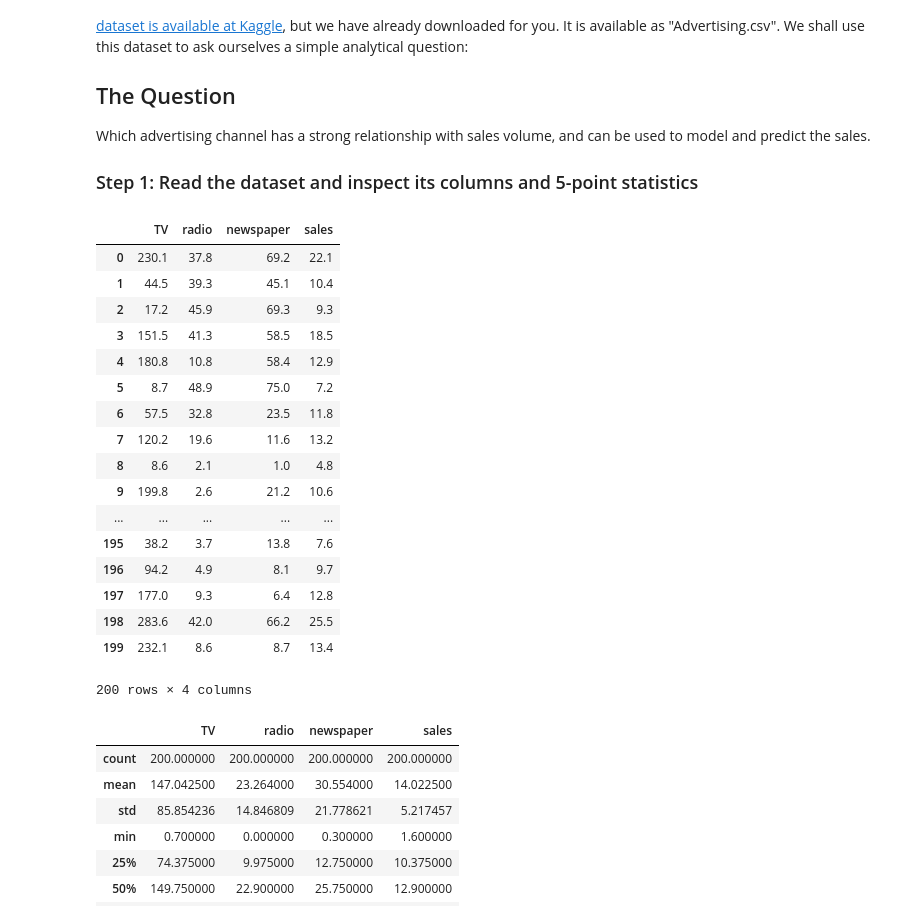
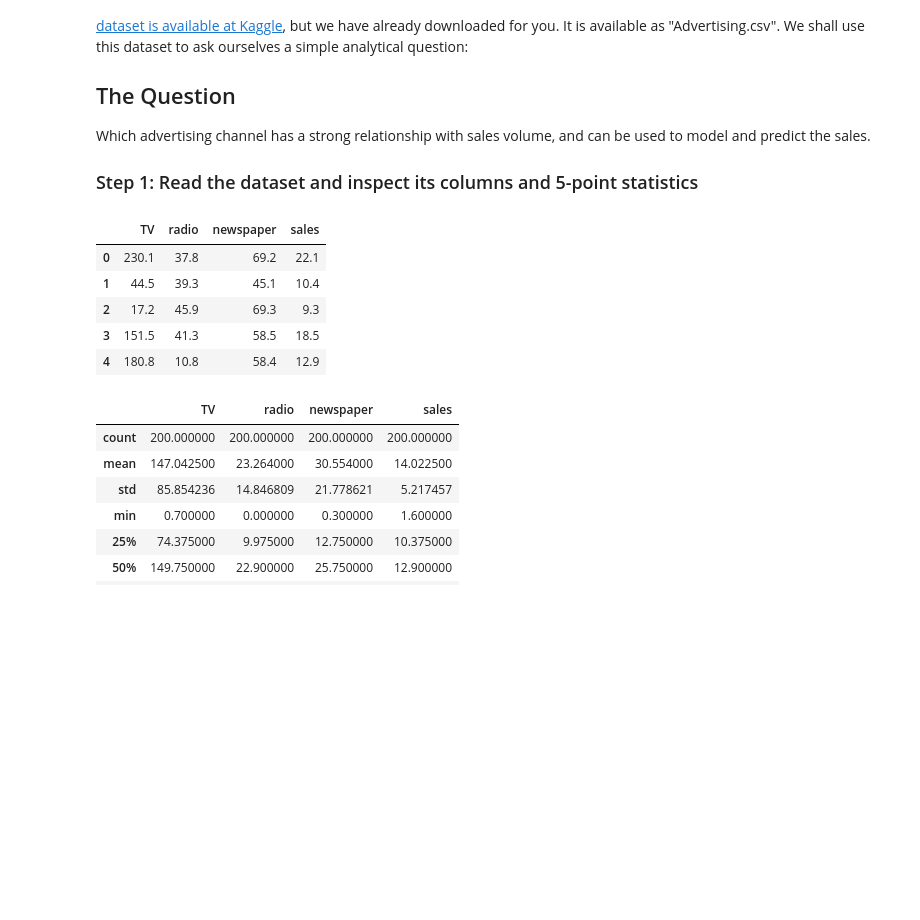
Before and after one commit to colemiller94/dsc-01-10-13-regression-statsmodels-lab-nyc-ds-career-012819, a Jupyter notebook: index.ipynb, the cells around one changed output. Saved outputs shown, nothing was run; the diff lists cells and outputs as text; code cells hidden in the pictures; blank space fills up the shorter version.

```diff
--- a/index.ipynb
+++ b/index.ipynb
@@ -32,26 +32,15 @@ plt.style.use('seaborn')
 # %%
 # Check the columns and first few rows
 df = pd.read_csv('Advertising.csv')
-df.drop('Unnamed: 0',axis=1)
+df = df.drop('Unnamed: 0',axis=1)
+df.head()
 # %% [output]
 |  | TV | radio | newspaper | sales |
 | 0 | 230.1 | 37.8 | 69.2 | 22.1 |
 | 1 | 44.5 | 39.3 | 45.1 | 10.4 |
 | 2 | 17.2 | 45.9 | 69.3 | 9.3 |
 | 3 | 151.5 | 41.3 | 58.5 | 18.5 |
 | 4 | 180.8 | 10.8 | 58.4 | 12.9 |
-| 5 | 8.7 | 48.9 | 75.0 | 7.2 |
-| 6 | 57.5 | 32.8 | 23.5 | 11.8 |
-| 7 | 120.2 | 19.6 | 11.6 | 13.2 |
-| 8 | 8.6 | 2.1 | 1.0 | 4.8 |
-| 9 | 199.8 | 2.6 | 21.2 | 10.6 |
-| ... | ... | ... | ... | ... |
-| 195 | 38.2 | 3.7 | 13.8 | 7.6 |
-| 196 | 94.2 | 4.9 | 8.1 | 9.7 |
-| 197 | 177.0 | 9.3 | 6.4 | 12.8 |
-| 198 | 283.6 | 42.0 | 66.2 | 25.5 |
-| 199 | 232.1 | 8.6 | 8.7 | 13.4 |
-200 rows × 4 columns
 # %%
 # Get the 5-point statistics for data
 # %% [output]
```
